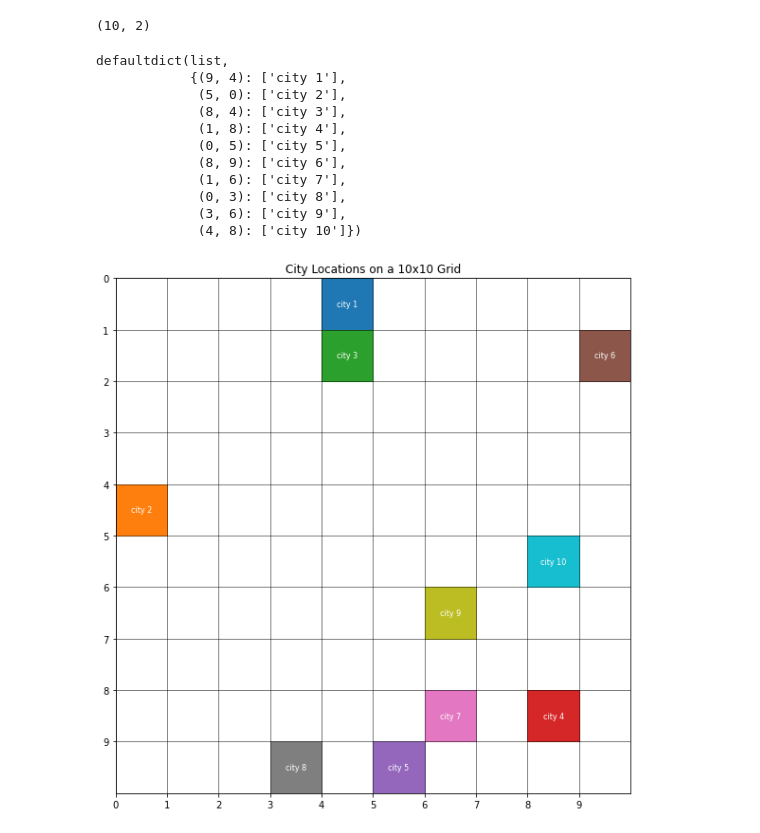
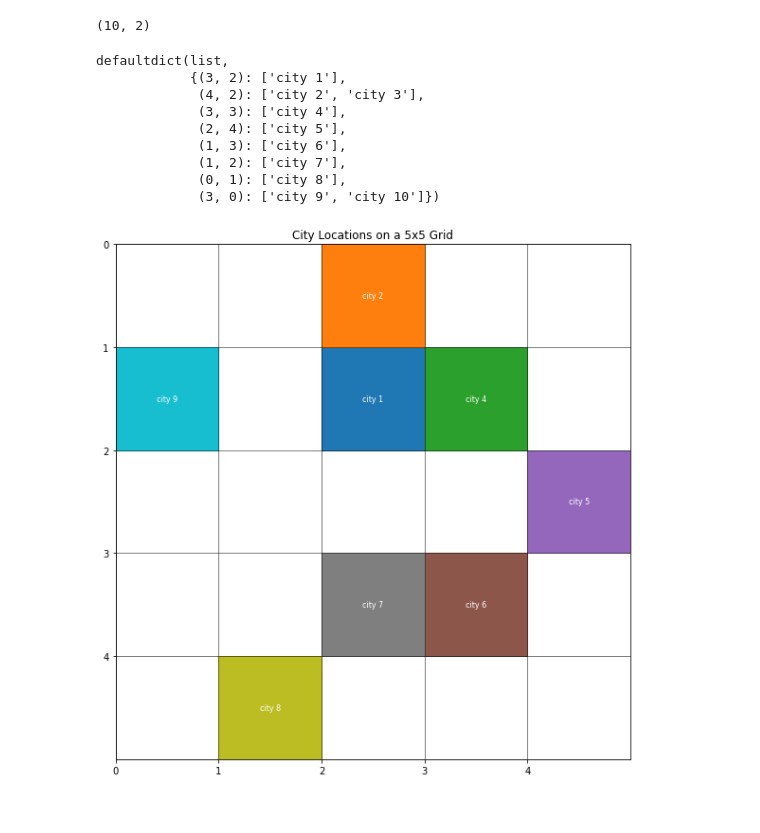
Before and after one commit to kyebinan/Deep_Learning_KTH, a Jupyter notebook: LAB2/notebook3.ipynb, the cells around one changed output. Cells and saved outputs as stored; diff of their text form; code cells hidden in the pictures.

Commit message:
Edited the city tour

```diff
--- a/LAB2/notebook3.ipynb
+++ b/LAB2/notebook3.ipynb
@@ -714,7 +714,7 @@ dataset.shape
 (10, 2)
 # %%
 input_size = 2
-map_size = (10, 10)
+map_size = (5, 5)
 
 som = SelfOrganizingMap(input_size, map_size)
 som.train(dataset, max_iterations=40)
@@ -735,38 +735,37 @@ for city_name, vector in zip(city_names, dataset):
 city_locations
 # %% [output]
 defaultdict(list,
-            {(9, 4): ['city 1'],
-             (5, 0): ['city 2'],
-             (8, 4): ['city 3'],
-             (1, 8): ['city 4'],
-             (0, 5): ['city 5'],
-             (8, 9): ['city 6'],
-             (1, 6): ['city 7'],
-             (0, 3): ['city 8'],
-             (3, 6): ['city 9'],
-             (4, 8): ['city 10']})
+            {(3, 2): ['city 1'],
+             (4, 2): ['city 2', 'city 3'],
+             (3, 3): ['city 4'],
+             (2, 4): ['city 5'],
+             (1, 3): ['city 6'],
+             (1, 2): ['city 7'],
+             (0, 1): ['city 8'],
+             (3, 0): ['city 9', 'city 10']})
 # %%
 # Create a figure and axis for the plot
 fig, ax = plt.subplots(figsize=(10, 10))
-ax.imshow(np.zeros((10, 10)), cmap='Greys', interpolation='nearest', extent=(0, 10, 0, 10), alpha=0.5)
+size = 5
+ax.imshow(np.zeros((size, size)), cmap='Greys', interpolation='nearest', extent=(0, size, 0, size), alpha=0.5)
 
 # Assign a unique color to each city
 colors = plt.cm.get_cmap('tab10', len(city_locations))
 
 for idx, ((y, x), city) in enumerate(city_locations.items()):
     # Fill the cell with color
-    ax.add_patch(Rectangle((x, 10 - y - 1), 1, 1, color=colors(idx)))
+    ax.add_patch(Rectangle((x, size - y - 1), 1, 1, color=colors(idx)))
     # Add the city name
-    ax.text(x + 0.5, 10 - y - 0.5, city[0], color='white', ha='center', va='center', fontsize=8)
+    ax.text(x + 0.5, size - y - 0.5, city[0], color='white', ha='center', va='center', fontsize=8)
 
 # Customize the plot
-plt.title('City Locations on a 10x10 Grid')
-plt.xticks(np.arange(0, 10, 1))
-plt.yticks(np.arange(0, 10, 1))
-plt.xlim(0, 10)
-plt.ylim(0, 10)
+plt.title(f'City Locations on a {size}x{size} Grid')
+plt.xticks(np.arange(0, size, 1))
+plt.yticks(np.arange(0, size, 1))
+plt.xlim(0, size)
+plt.ylim(0, size)
 plt.gca().invert_yaxis()  # Adjust the y-axis to match the grid layout
 plt.grid(True, which='both', color='black', linewidth=0.5)
 plt.show()
 # %% [output]
-[figure, old version]
+[figure, new version]
```
